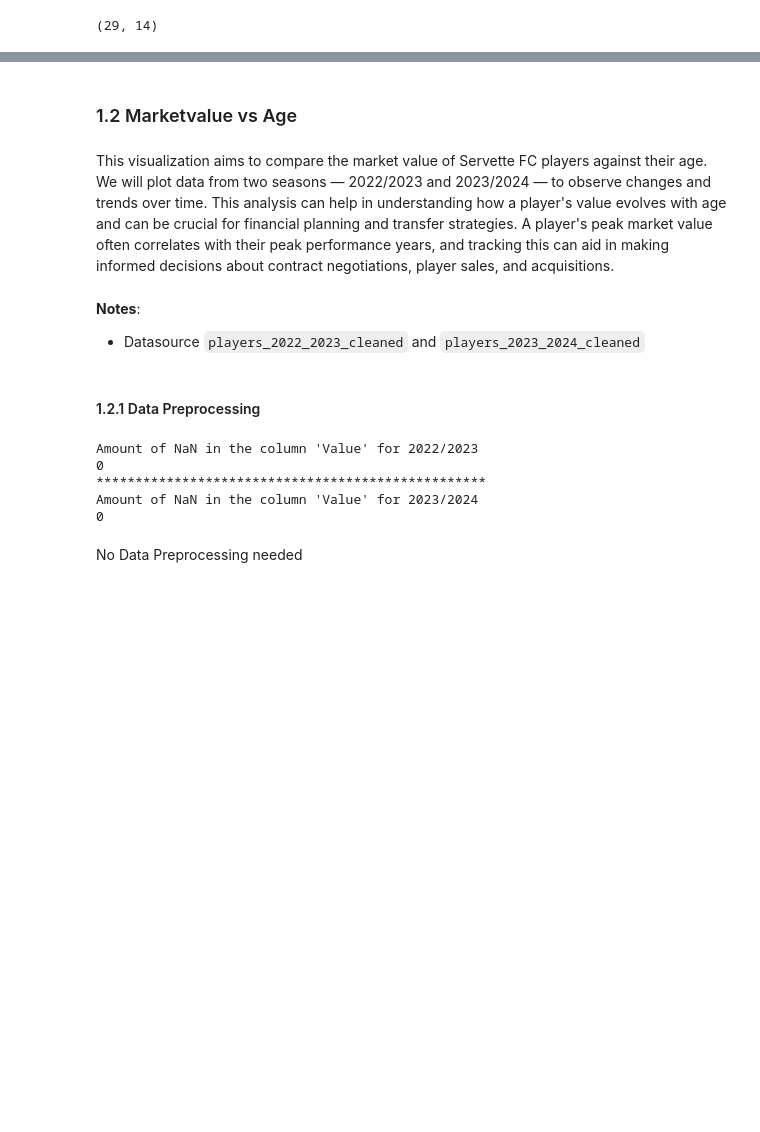
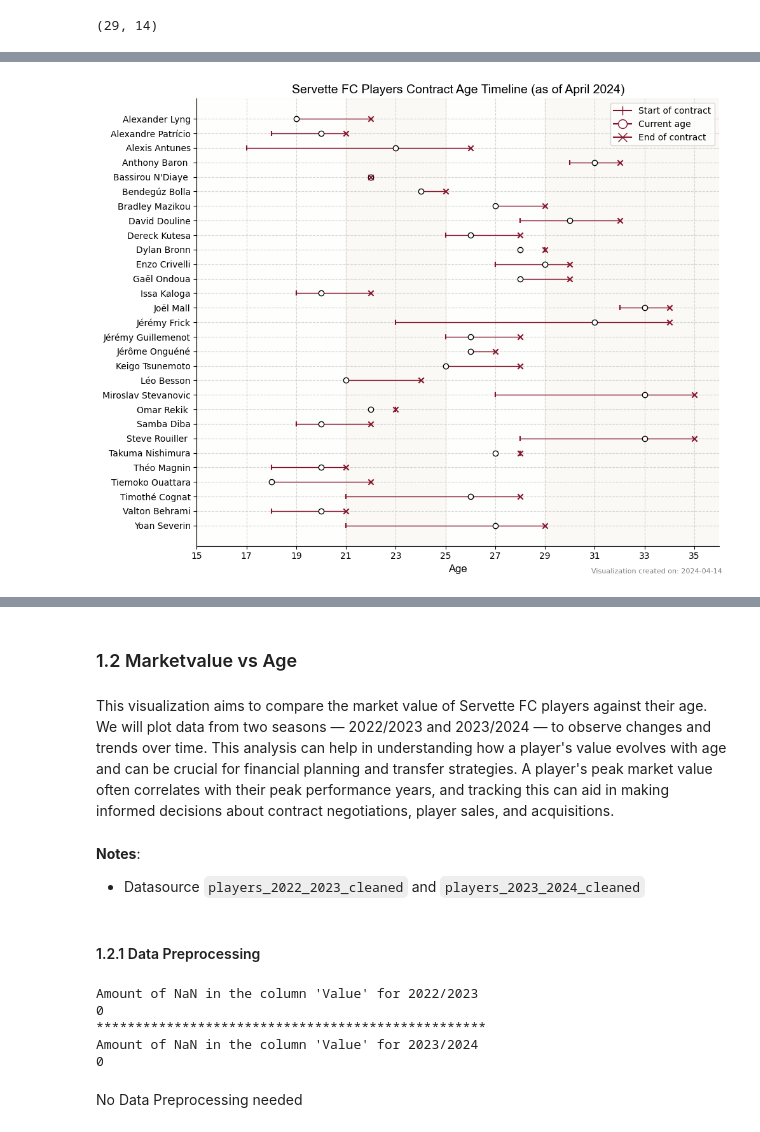
Before and after one commit to heinimoreno/PBL_RA_MH, a Jupyter notebook: documents_kickoff_SFC/DataAnalysis4KickOff.ipynb, the cells around one changed output, grey strips where cells are left out. Cells and saved outputs as stored; diff of their text form; code cells hidden in the pictures; blank space fills up the shorter version.

```diff
--- a/documents_kickoff_SFC/DataAnalysis4KickOff.ipynb
+++ b/documents_kickoff_SFC/DataAnalysis4KickOff.ipynb
@@ -246,16 +250,0 @@ Now we're ready, no missing values - great :)
-# %%
-plt.figure(figsize=(10, 8))
-for _, row in df_servette_2324.iterrows():
-    plt.plot([row['AgeAtContractStart'], row['AgeAtContractEnd']], [row['Name'], row['Name']],
-             marker='o', markersize=5, linestyle='-', linewidth=2, label='_nolegend_', color='blue')
-
-# Adding current age as a marker
-plt.scatter(df_servette_2324['Age'], df_servette_2324['Name'], color='black', zorder=5, label='Current age')
-
-plt.xlabel('Age')
-plt.ylabel('Player')
-plt.title('Servette FC Players Contract Age Timeline (Season 2023/2024)')
-plt.grid(True)
-plt.legend()
-plt.tight_layout()
-plt.show()
@@ -263,0 +251,69 @@ plt.show()
+# %%
+import matplotlib.pyplot as plt
+from matplotlib.lines import Line2D
+from datetime import datetime
+
+# Define your customizations here
+font = 'Arial'
+start_marker = '|'  # marker for start of contract
+current_marker = 'o'  # marker for current age
+end_marker = 'x'  # marker for end of contract
+line_style = '-'  # line for connecting points
+start_color = '#85142b'  # Color for start of contract
+current_color = '#ffffff'  # Color for current age
+end_color = '#85142b'  # Color for end of contract
+line_color = '#85142b'  # Color for line connecting points
+
+# Sort players by name for y-axis
+df_servette_2324_sorted = df_servette_2324.sort_values('Name', ascending=False)
+
+plt.figure(figsize=(10, 8))
+
+# Plot age groups background color
+age_categories = [(0, 21), (21, 25), (25, 29), (29, 40)]
+colors = ['#FBF9F4', '#D3C5A3', '#FBF9F4', '#D3C5A3']
+for category, color in zip(age_categories, colors):
+    plt.axvspan(*category, color=color, alpha=0.1)
+
+# Customize the x-axis with the specified coordinates and range
+plt.xticks(range(15, 37, 2))
+plt.xlim(15, 36)  # Setting the limit of x-axis from 15
+
+# Plot the contract durations and current ages with markers and lines
+for name, row in df_servette_2324_sorted.iterrows():
+    plt.plot([row['AgeAtContractStart'], row['AgeAtContractEnd']], [row['Name'], row['Name']],
+             linestyle=line_style, linewidth=1, color=line_color, label='_nolegend_')
+    plt.scatter(row['AgeAtContractStart'], row['Name'], color=start_color, marker=start_marker, zorder=5)
+    plt.scatter(row['Age'], row['Name'], color=current_color, marker=current_marker, zorder=5, edgecolors='black')
+    plt.scatter(row['AgeAtContractEnd'], row['Name'], color=end_color, marker=end_marker, zorder=5)
+
+# Add labels and a title to the plot
+plt.xlabel('Age', fontname=font, fontsize=12)
+#plt.ylabel('Player', fontname=font, fontsize=12)
+plt.title('Servette FC Players Contract Age Timeline (as of April 2024)', fontname=font, fontsize=14)
+
+# Custom legend handles
+legend_elements = [Line2D([0], [0], marker=start_marker, color='#85142b', label='Start of contract',
+                          markerfacecolor=start_color, markersize=10),
+                   Line2D([0], [0], marker=current_marker, color='#85142b', label='Current age',
+                          markerfacecolor=current_color, markersize=10),
+                   Line2D([0], [0], marker=end_marker, color='#85142b', label='End of contract',
+                          markerfacecolor=end_color, markersize=10)]
+
+# Add grid and legend
+plt.grid(True, linestyle='--', alpha=0.5)
+plt.legend(handles=legend_elements, loc='upper right')
+
+# Tighten the layout, enhance the visual appeal
+plt.tight_layout()
+plt.gca().spines['top'].set_visible(False)
+plt.gca().spines['right'].set_visible(False)
+
+# Add a note about the creation date of the visual
+creation_date_note = f"Visualization created on: {datetime.now().strftime('%Y-%m-%d')}"
+plt.figtext(0.99, 0.02, creation_date_note, horizontalalignment='right', fontsize=8, color='gray')
+
+
+plt.show()
+# %% [output]
+[figure, added]
```
Also changed, not shown: parts of 65 cells of this notebook.
